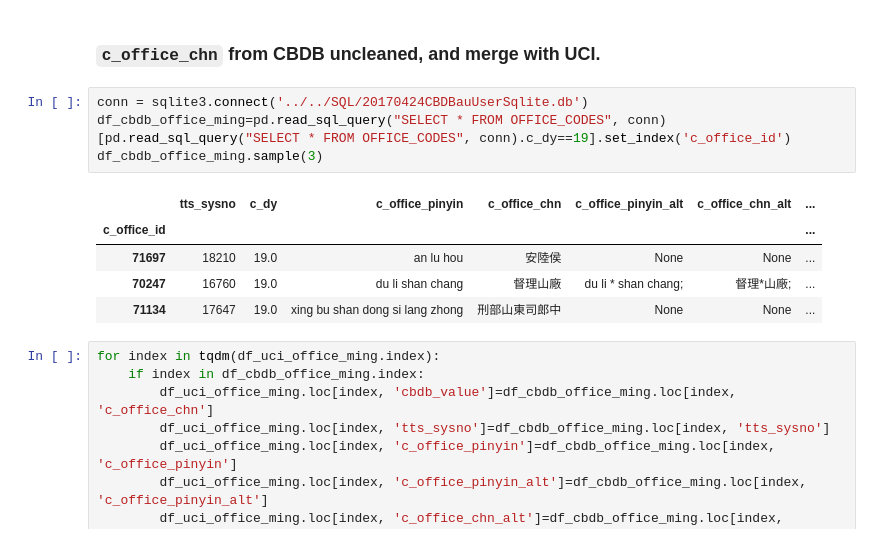
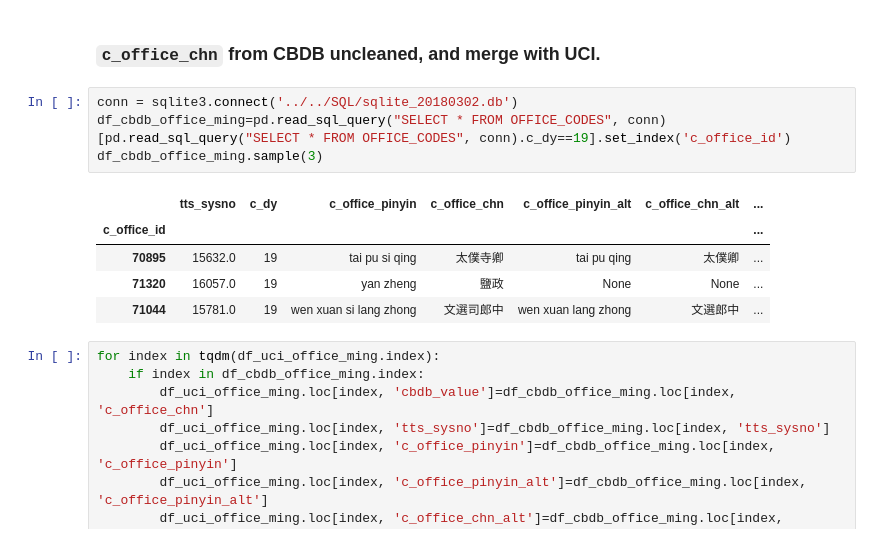
Before and after one commit to cbdb-project/CBDB_Laxmi, a Jupyter notebook: ming_office_title/script/office_title_coding.ipynb, the cells around one changed output. Cells and saved outputs as stored; diff of their text form.

```diff
--- a/ming_office_title/script/office_title_coding.ipynb
+++ b/ming_office_title/script/office_title_coding.ipynb
@@ -74,15 +78,15 @@ df_uci_office_ming.sample(3)
 # %% [markdown]
 ### `c_office_chn` from CBDB uncleaned, and merge with UCI.
 # %%
-conn = sqlite3.connect('../../SQL/20170424CBDBauUserSqlite.db')
+conn = sqlite3.connect('../../SQL/sqlite_20180302.db')
 df_cbdb_office_ming=pd.read_sql_query("SELECT * FROM OFFICE_CODES", conn)[pd.read_sql_query("SELECT * FROM OFFICE_CODES", conn).c_dy==19].set_index('c_office_id')
 df_cbdb_office_ming.sample(3)
 # %% [output]
 |  | tts_sysno | c_dy | c_office_pinyin | c_office_chn | c_office_pinyin_alt | c_office_chn_alt | ... |
 | c_office_id |  |  |  |  |  |  | ... |
-| 71697 | 18210 | 19.0 | an lu hou | 安陸侯 | None | None | ... |
-| 70247 | 16760 | 19.0 | du li shan chang | 督理山廠 | du li * shan chang; | 督理*山廠; | ... |
-| 71134 | 17647 | 19.0 | xing bu shan dong si lang zhong | 刑部山東司郎中 | None | None | ... |
+| 70895 | 15632.0 | 19 | tai pu si qing | 太僕寺卿 | tai pu qing | 太僕卿 | ... |
+| 71320 | 16057.0 | 19 | yan zheng | 鹽政 | None | None | ... |
+| 71044 | 15781.0 | 19 | wen xuan si lang zhong | 文選司郎中 | wen xuan lang zhong | 文選郎中 | ... |
 # %%
 for index in tqdm(df_uci_office_ming.index):
     if index in df_cbdb_office_ming.index:
```
Also changed, not shown: parts of 15 cells of this notebook, 9 other files.
